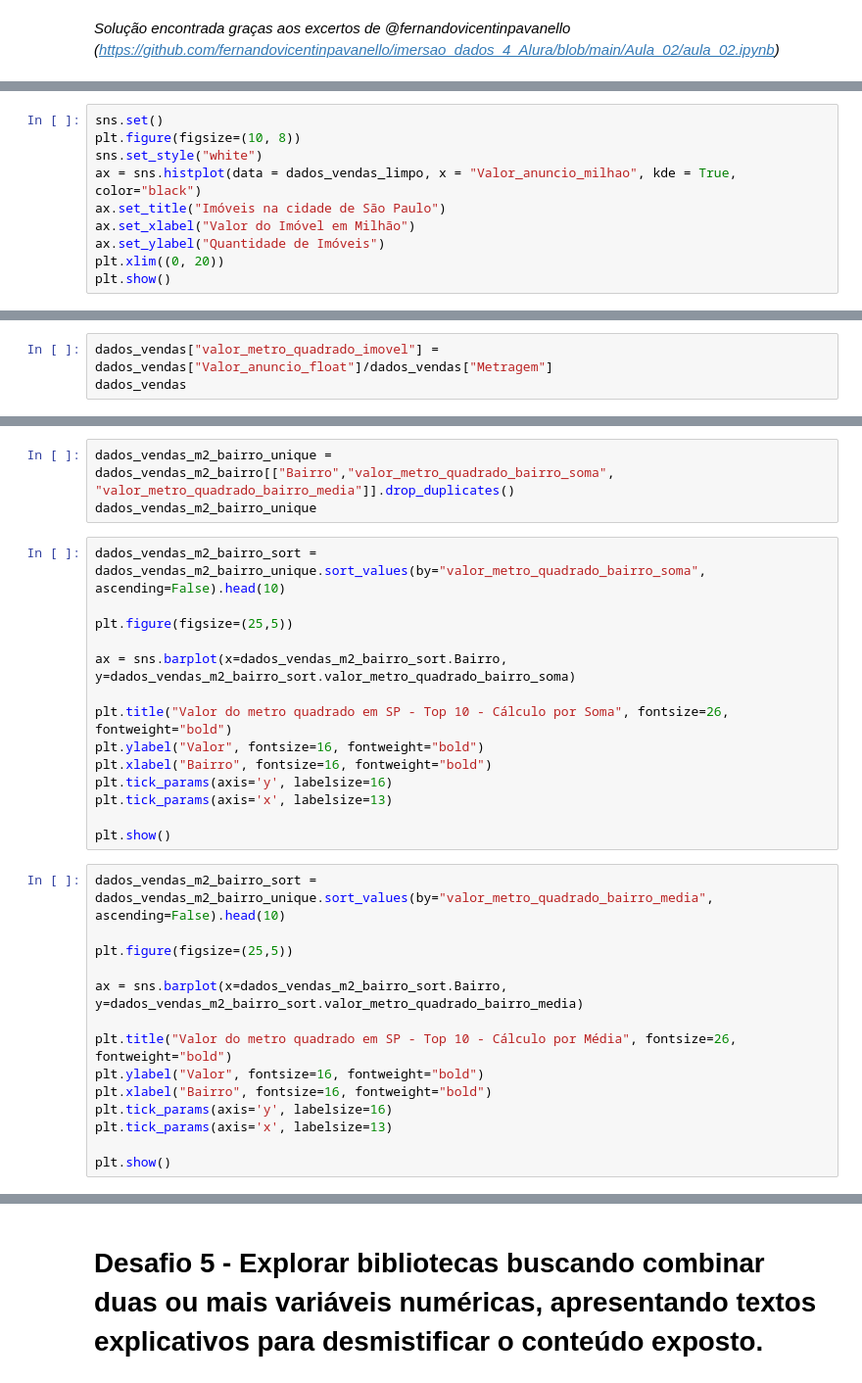
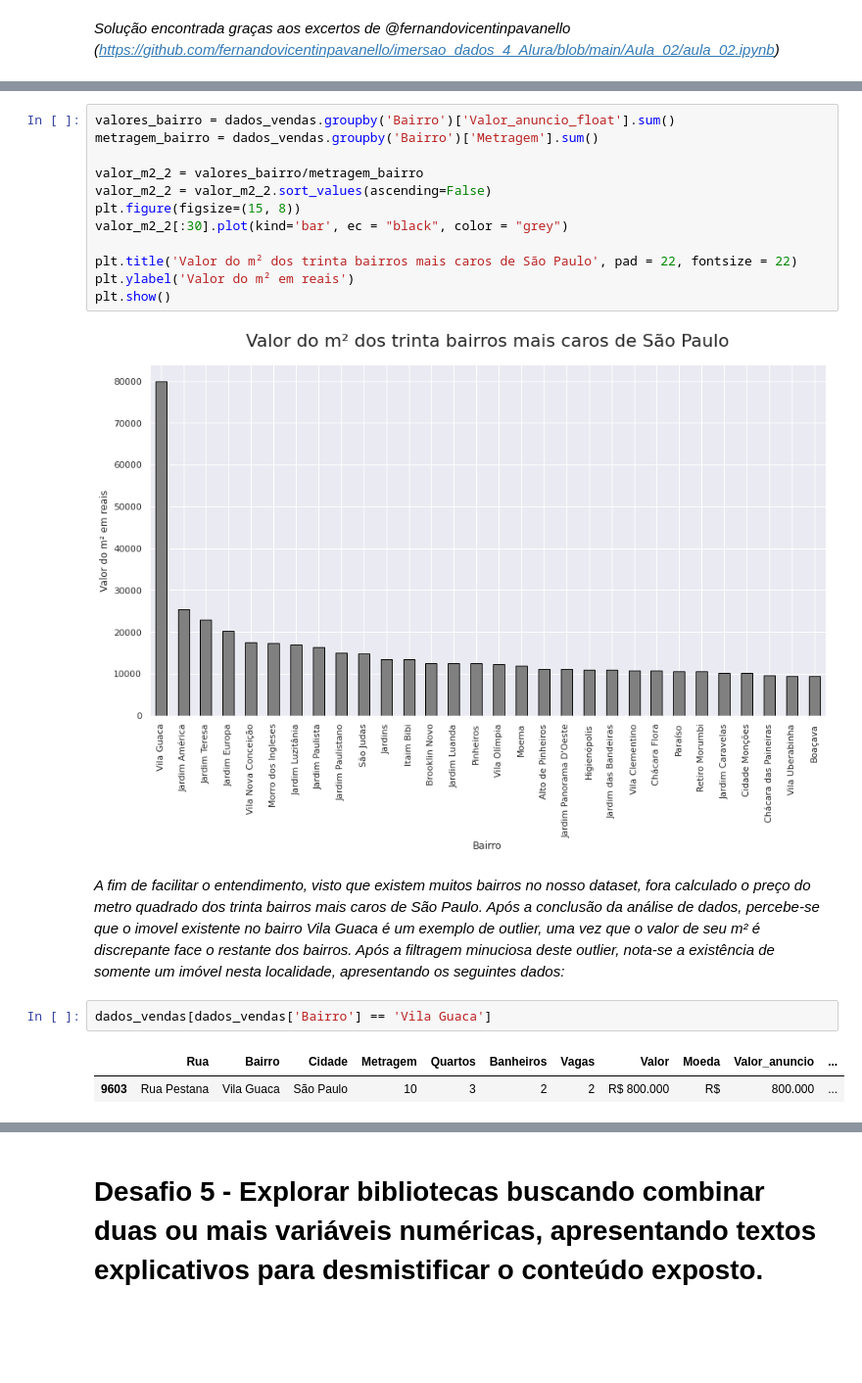
Before and after one commit to MateusJoseAdv/aluraquartaimersao, a Jupyter notebook: Imersão_de_dados_4ª_Edição_Alura.ipynb, the cells around one changed output, grey strips where cells are left out. Shown at 98% size. Cells and saved outputs as stored; diff of their text form; blank space fills up the shorter version.

```diff
--- a/Imersão_de_dados_4ª_Edição_Alura.ipynb
+++ b/Imersão_de_dados_4ª_Edição_Alura.ipynb
@@ -613,10 +594,0 @@ dados_vendas_limpo
-# %%
-sns.set()
-plt.figure(figsize=(10, 8))
-sns.set_style("white")
-ax = sns.histplot(data = dados_vendas_limpo, x = "Valor_anuncio_milhao", kde = True, color="black")
-ax.set_title("Imóveis na cidade de São Paulo")
-ax.set_xlabel("Valor do Imóvel em Milhão")
-ax.set_ylabel("Quantidade de Imóveis")
-plt.xlim((0, 20))
-plt.show()
@@ -628,3 +596,0 @@ ValueError: ignored
-# %%
-dados_vendas["valor_metro_quadrado_imovel"] = dados_vendas["Valor_anuncio_float"]/dados_vendas["Metragem"]
-dados_vendas
@@ -645,31 +597,22 @@ dados_vendas_m2_bairro
-# %%
-dados_vendas_m2_bairro_unique = dados_vendas_m2_bairro[["Bairro","valor_metro_quadrado_bairro_soma", "valor_metro_quadrado_bairro_media"]].drop_duplicates()
-dados_vendas_m2_bairro_unique
-# %%
-dados_vendas_m2_bairro_sort = dados_vendas_m2_bairro_unique.sort_values(by="valor_metro_quadrado_bairro_soma", ascending=False).head(10)
-
-plt.figure(figsize=(25,5))
-
-ax = sns.barplot(x=dados_vendas_m2_bairro_sort.Bairro, y=dados_vendas_m2_bairro_sort.valor_metro_quadrado_bairro_soma)
-
-plt.title("Valor do metro quadrado em SP - Top 10 - Cálculo por Soma", fontsize=26, fontweight="bold")
-plt.ylabel("Valor", fontsize=16, fontweight="bold")
-plt.xlabel("Bairro", fontsize=16, fontweight="bold")
-plt.tick_params(axis='y', labelsize=16)
-plt.tick_params(axis='x', labelsize=13)
-
-plt.show()
-# %%
-dados_vendas_m2_bairro_sort = dados_vendas_m2_bairro_unique.sort_values(by="valor_metro_quadrado_bairro_media", ascending=False).head(10)
-
-plt.figure(figsize=(25,5))
-
-ax = sns.barplot(x=dados_vendas_m2_bairro_sort.Bairro, y=dados_vendas_m2_bairro_sort.valor_metro_quadrado_bairro_media)
-
-plt.title("Valor do metro quadrado em SP - Top 10 - Cálculo por Média", fontsize=26, fontweight="bold")
-plt.ylabel("Valor", fontsize=16, fontweight="bold")
-plt.xlabel("Bairro", fontsize=16, fontweight="bold")
-plt.tick_params(axis='y', labelsize=16)
-plt.tick_params(axis='x', labelsize=13)
-
-plt.show()
+# %%
+valores_bairro = dados_vendas.groupby('Bairro')['Valor_anuncio_float'].sum()
+metragem_bairro = dados_vendas.groupby('Bairro')['Metragem'].sum()
+
+valor_m2_2 = valores_bairro/metragem_bairro
+valor_m2_2 = valor_m2_2.sort_values(ascending=False)
+plt.figure(figsize=(15, 8))
+valor_m2_2[:30].plot(kind='bar', ec = "black", color = "grey")
+
+plt.title('Valor do m² dos trinta bairros mais caros de São Paulo', pad = 22, fontsize = 22)
+plt.ylabel('Valor do m² em reais')
+plt.show()
+# %% [output]
+[figure, added]
+# %% [markdown]
+*A fim de facilitar o entendimento, visto que existem muitos bairros no nosso dataset, fora calculado o preço do metro quadrado dos trinta bairros mais caros de São Paulo. Após a conclusão da análise de dados, percebe-se que o imovel existente no bairro Vila Guaca é um exemplo de outlier, uma vez que o valor de seu m² é discrepante face o restante dos bairros.
+Após a filtragem minuciosa deste outlier, nota-se a existência de somente um imóvel nesta localidade, apresentando os seguintes dados:*
+# %%
+dados_vendas[dados_vendas['Bairro'] == 'Vila Guaca']
+# %% [output]
+|  | Rua | Bairro | Cidade | Metragem | Quartos | Banheiros | Vagas | Valor | Moeda | Valor_anuncio | ... |
+| 9603 | Rua Pestana | Vila Guaca | São Paulo | 10 | 3 | 2 | 2 | R$ 800.000 | R$ | 800.000 | ... |
```
Also changed, not shown: parts of 32 cells of this notebook.
